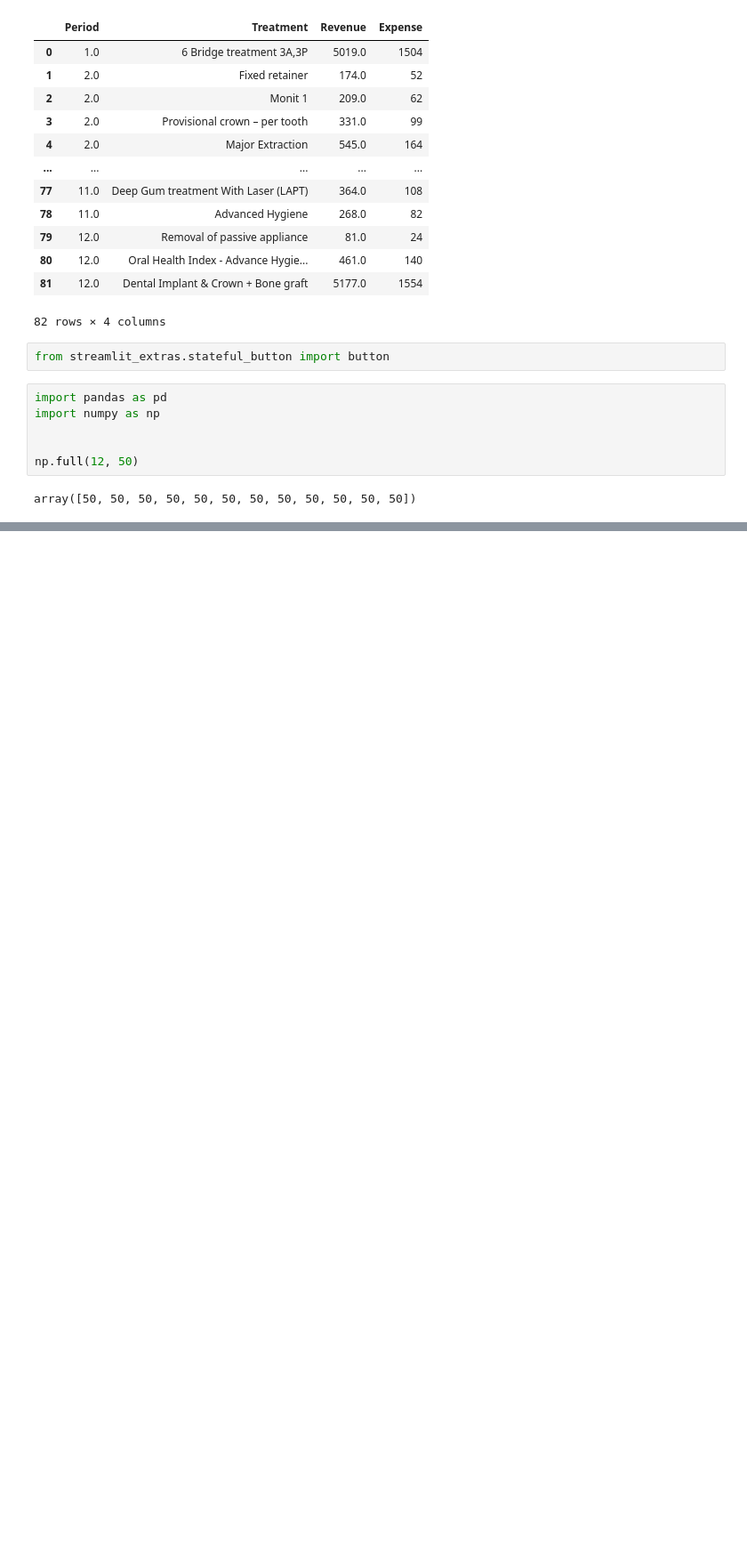
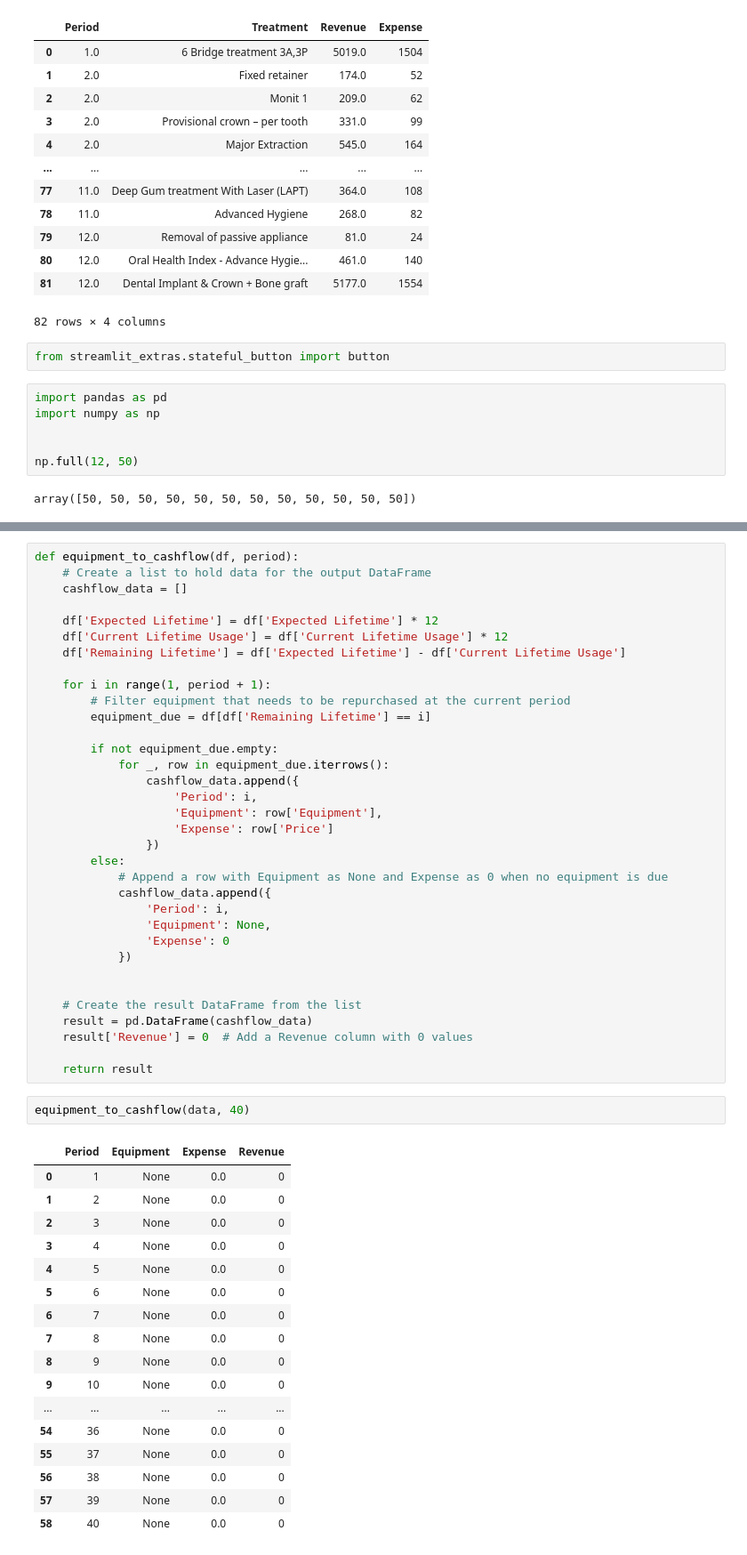
Before and after one commit to Gaia-Dental-Studio/Clinic_Value_Evaluation, a Jupyter notebook: playground.ipynb, the cells around one changed output, grey strips where cells are left out. Shown at 89% size. Saved outputs shown, nothing was run; the diff lists cells and outputs as text; blank space fills up the shorter version.

```diff
--- a/playground.ipynb
+++ b/playground.ipynb
@@ -1202,0 +1311,54 @@ array([50, 50, 50, 50, 50, 50, 50, 50, 50, 50, 50, 50])
+# %%
+def equipment_to_cashflow(df, period):
+    # Create a list to hold data for the output DataFrame
+    cashflow_data = []
+
+    df['Expected Lifetime'] = df['Expected Lifetime'] * 12
+    df['Current Lifetime Usage'] = df['Current Lifetime Usage'] * 12
+    df['Remaining Lifetime'] = df['Expected Lifetime'] - df['Current Lifetime Usage']
+
+    for i in range(1, period + 1):
+        # Filter equipment that needs to be repurchased at the current period
+        equipment_due = df[df['Remaining Lifetime'] == i]
+
+        if not equipment_due.empty:
+            for _, row in equipment_due.iterrows():
+                cashflow_data.append({
+                    'Period': i,
+                    'Equipment': row['Equipment'],
+                    'Expense': row['Price']
+                })
+        else:
+            # Append a row with Equipment as None and Expense as 0 when no equipment is due
+            cashflow_data.append({
+                'Period': i,
+                'Equipment': None,
+                'Expense': 0
+            })
+
+
+    # Create the result DataFrame from the list
+    result = pd.DataFrame(cashflow_data)
+    result['Revenue'] = 0  # Add a Revenue column with 0 values
+
+    return result
+# %%
+equipment_to_cashflow(data, 40)
+# %% [output]
+|  | Period | Equipment | Expense | Revenue |
+| 0 | 1 | None | 0.0 | 0 |
+| 1 | 2 | None | 0.0 | 0 |
+| 2 | 3 | None | 0.0 | 0 |
+| 3 | 4 | None | 0.0 | 0 |
+| 4 | 5 | None | 0.0 | 0 |
+| 5 | 6 | None | 0.0 | 0 |
+| 6 | 7 | None | 0.0 | 0 |
+| 7 | 8 | None | 0.0 | 0 |
+| 8 | 9 | None | 0.0 | 0 |
+| 9 | 10 | None | 0.0 | 0 |
+| ... | ... | ... | ... | ... |
+| 54 | 36 | None | 0.0 | 0 |
+| 55 | 37 | None | 0.0 | 0 |
+| 56 | 38 | None | 0.0 | 0 |
+| 57 | 39 | None | 0.0 | 0 |
+| 58 | 40 | None | 0.0 | 0 |
```
Also changed, not shown: parts of 9 cells of this notebook, 15 other files.
